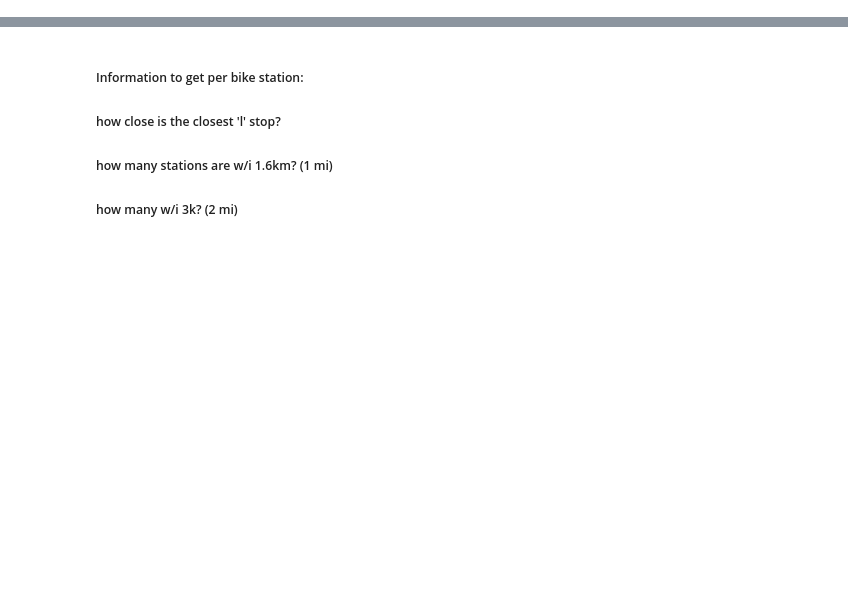
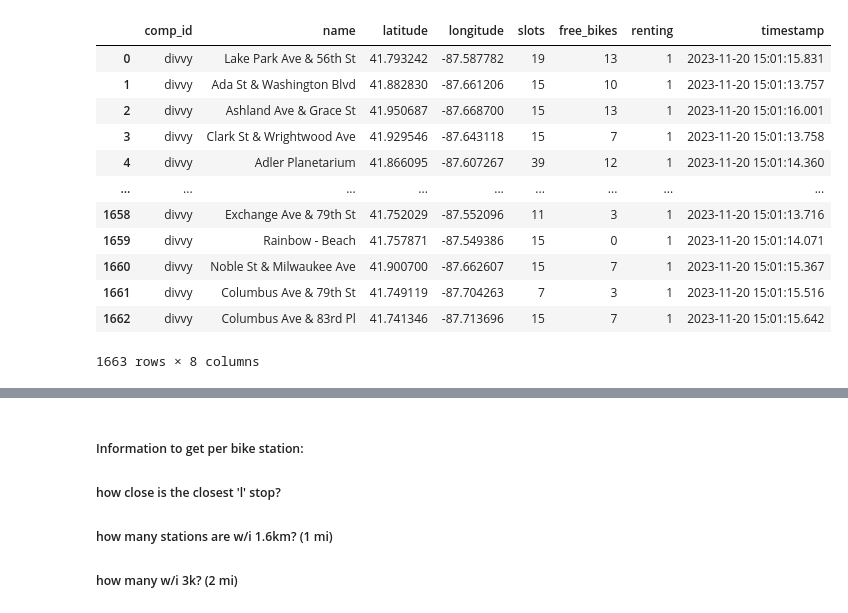
Before and after one commit to Whereiswald0/LHL-stat_Modeling_proj, a Jupyter notebook: notebooks/Foursqure_submit.ipynb, the cells around one changed output, grey strips where cells are left out. Drawn from its saved outputs; the diff is of its cells as text; code cells hidden in the pictures; blank space fills up the shorter version.

```diff
--- a/notebooks/Foursqure_submit.ipynb
+++ b/notebooks/Foursqure_submit.ipynb
@@ -102,4 +97,20 @@ def station_query_yelp(row):
 # %%
 #the two functions above will apply the data from our previous query to the functions querying Four Square and Yelp
 # %%
-data = pd.read_json(r'chi_six30_fri.json')
+data = pd.read_json(r'unprocessed/Chi_9am_mon(raw).json')
+data
+#an issue to be examined: the timestamp column appears to have lost information about the timezone, my attempts to reinsert that information failed, timestamps remain in GMT
+# %% [output]
+|  | comp_id | name | latitude | longitude | slots | free_bikes | renting | timestamp |
+| 0 | divvy | Lake Park Ave & 56th St | 41.793242 | -87.587782 | 19 | 13 | 1 | 2023-11-20 15:01:15.831 |
+| 1 | divvy | Ada St & Washington Blvd | 41.882830 | -87.661206 | 15 | 10 | 1 | 2023-11-20 15:01:13.757 |
+| 2 | divvy | Ashland Ave & Grace St | 41.950687 | -87.668700 | 15 | 13 | 1 | 2023-11-20 15:01:16.001 |
+| 3 | divvy | Clark St & Wrightwood Ave | 41.929546 | -87.643118 | 15 | 7 | 1 | 2023-11-20 15:01:13.758 |
+| 4 | divvy | Adler Planetarium | 41.866095 | -87.607267 | 39 | 12 | 1 | 2023-11-20 15:01:14.360 |
+| ... | ... | ... | ... | ... | ... | ... | ... | ... |
+| 1658 | divvy | Exchange Ave & 79th St | 41.752029 | -87.552096 | 11 | 3 | 1 | 2023-11-20 15:01:13.716 |
+| 1659 | divvy | Rainbow - Beach | 41.757871 | -87.549386 | 15 | 0 | 1 | 2023-11-20 15:01:14.071 |
+| 1660 | divvy | Noble St & Milwaukee Ave | 41.900700 | -87.662607 | 15 | 7 | 1 | 2023-11-20 15:01:15.367 |
+| 1661 | divvy | Columbus Ave & 79th St | 41.749119 | -87.704263 | 7 | 3 | 1 | 2023-11-20 15:01:15.516 |
+| 1662 | divvy | Columbus Ave & 83rd Pl | 41.741346 | -87.713696 | 15 | 7 | 1 | 2023-11-20 15:01:15.642 |
+1663 rows × 8 columns
```
Also changed, not shown: parts of 37 cells of this notebook, 3 other files.
